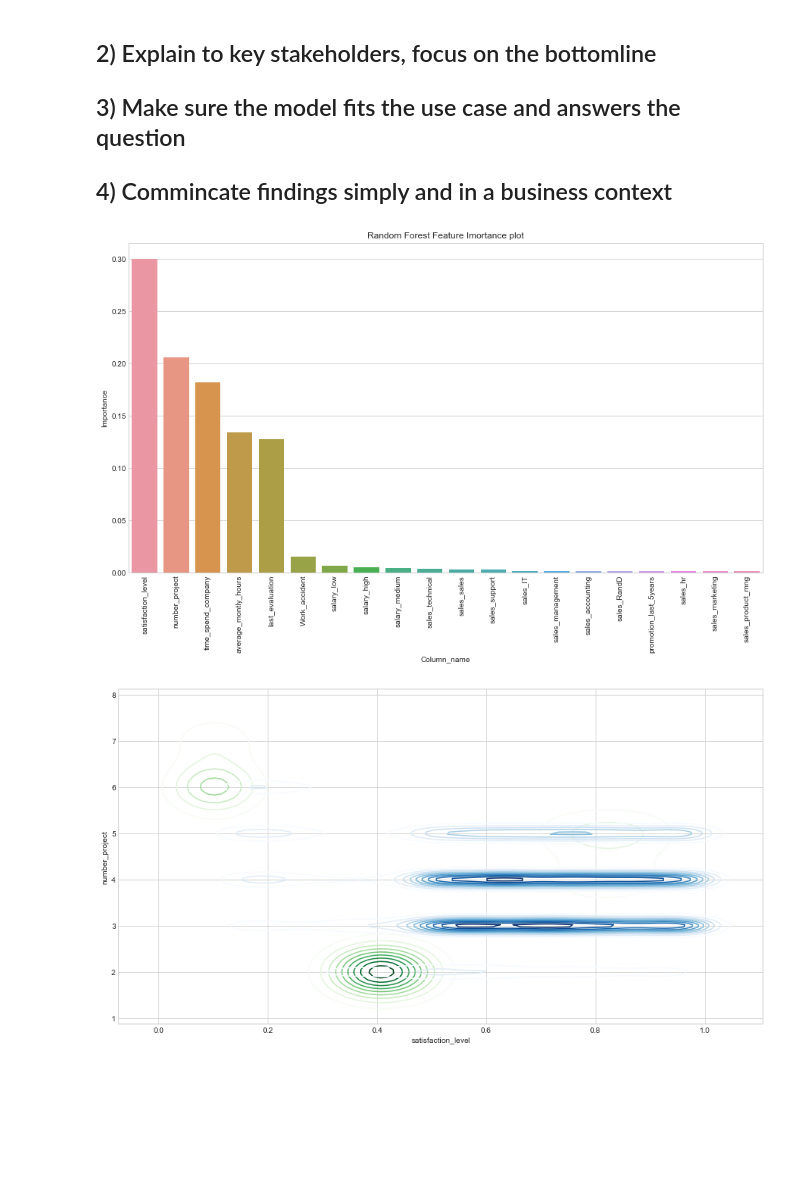
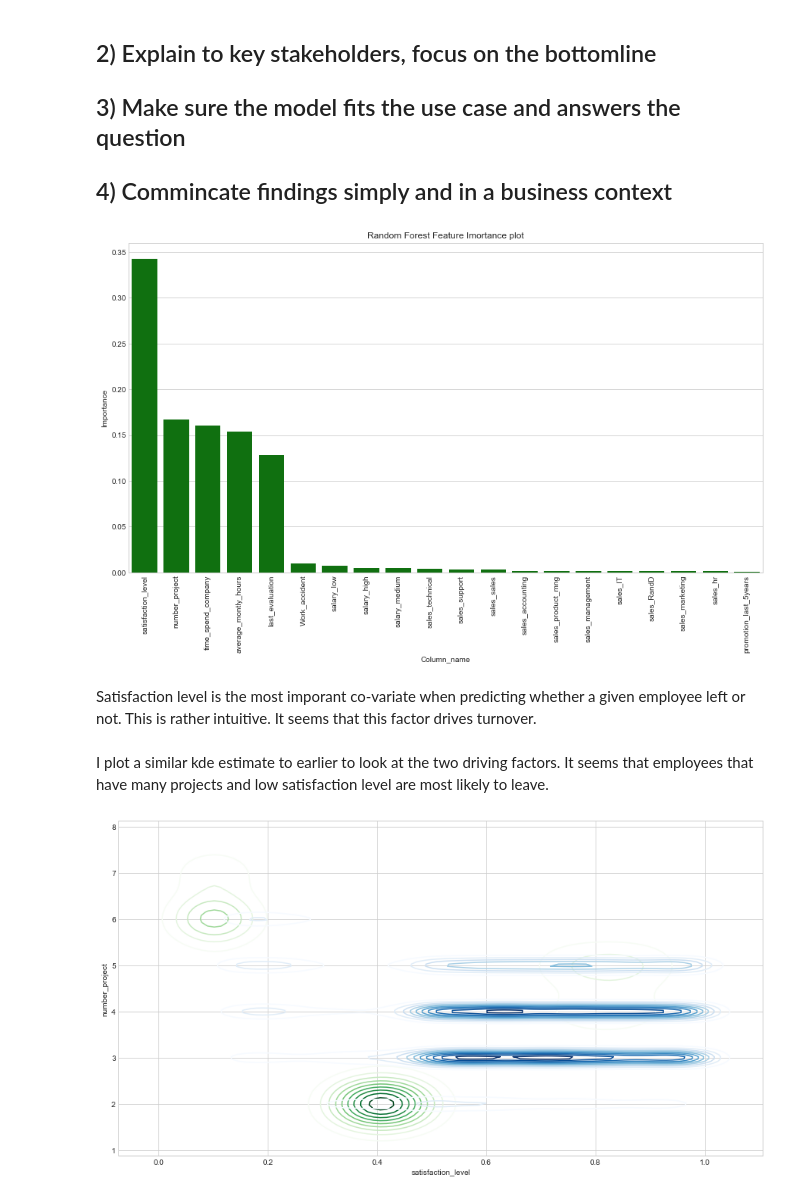
Before and after one commit to crocker456/CSfair2017, a Jupyter notebook: Big data for business.ipynb, the cells around one changed output. Saved outputs shown, nothing was run; the diff lists cells and outputs as text; code cells hidden in the pictures; blank space fills up the shorter version.

```diff
--- a/Big data for business.ipynb
+++ b/Big data for business.ipynb
@@ -218,21 +220,25 @@ Image(filename='cartoon-recommendation-python-machine-learning.jpg')
 # %%
 plt.figure(figsize = (15,8))
 names = Xu.columns
 importances = rfmodel.feature_importances_
 indices = np.argsort(importances)
 names = names[indices]
 importances = importances[indices]
 importances = pd.DataFrame(importances)
 importances['Column_name'] = names
 importances = importances.sort_values(by= 0, ascending = False)
 importances.columns = ['Importance', "Column_name"]
 importances = importances.reset_index(drop=True)
-sns.barplot(x = 'Column_name', y = 'Importance', data = importances)
+sns.barplot(x = 'Column_name', y = 'Importance', data = importances, color = "green")
 plt.xticks(rotation=90)
 plt.title("Random Forest Feature Imortance plot")
 plt.show()
 # %% [output]
-[figure, old version]
+[figure, new version]
+# %% [markdown]
+Satisfaction level is the most imporant co-variate when predicting whether a given employee left or not.  This is rather intuitive.  It seems that this factor drives turnover.
+# %% [markdown]
+I plot a similar kde estimate to earlier to look at the two driving factors.  It seems that employees that have many projects and low satisfaction level are most likely to leave.
 # %%
 kdePlot(df, 'satisfaction_level', 'number_project')
 # %% [output]
```
Also changed, not shown: parts of 9 cells of this notebook.
